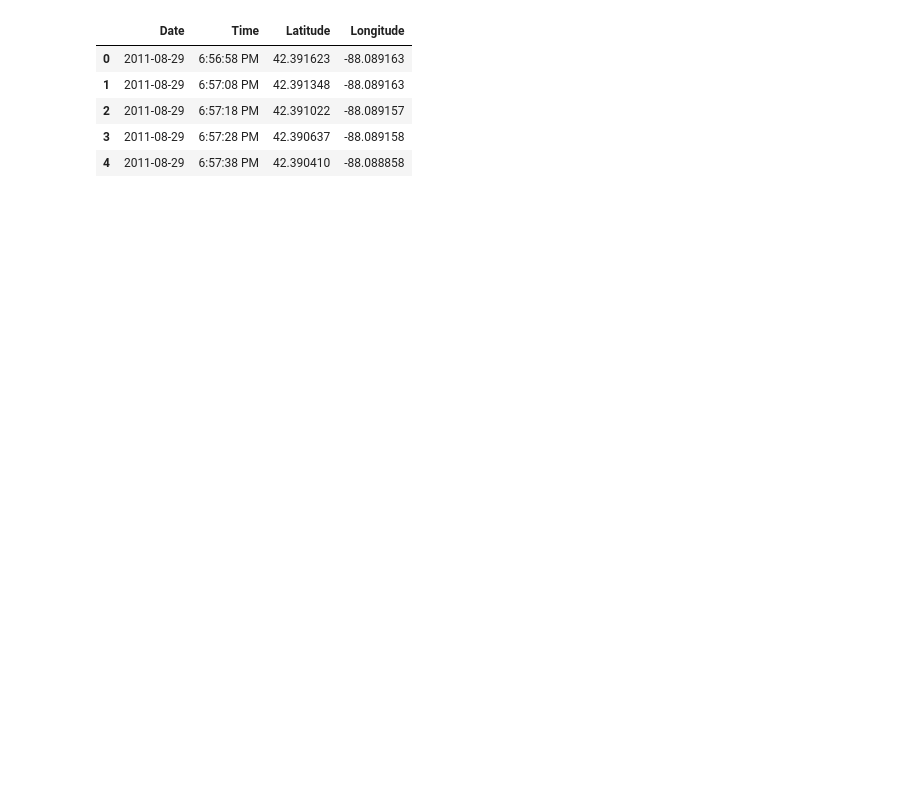
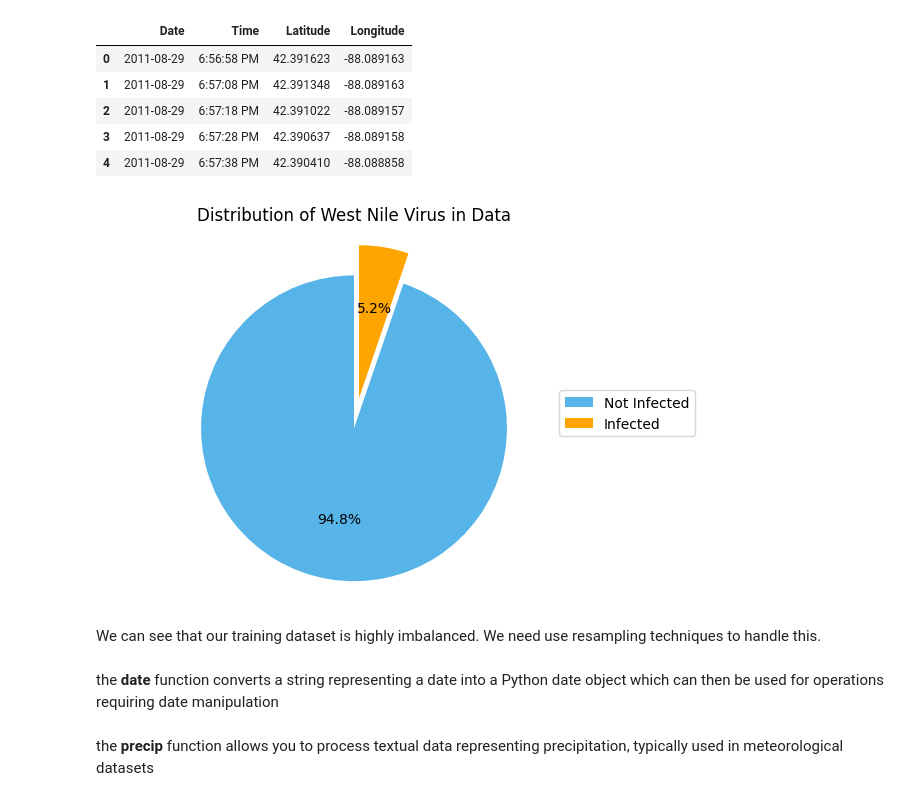
Before and after one commit to aubin4444/DS52-West-Nile-Virus-Prediction, a Jupyter notebook: aubin.ipynb, the cells around one changed output. Cells and saved outputs as stored; diff of their text form; code cells hidden in the pictures; blank space fills up the shorter version.

```diff
--- a/aubin.ipynb
+++ b/aubin.ipynb
@@ -179,3 +186,22 @@ spray_df.head()
 | 2 | 2011-08-29 | 6:57:18 PM | 42.391022 | -88.089157 |
 | 3 | 2011-08-29 | 6:57:28 PM | 42.390637 | -88.089158 |
 | 4 | 2011-08-29 | 6:57:38 PM | 42.390410 | -88.088858 |
+# %%
+is_infected = train_df["WnvPresent"].value_counts()
+
+labels = 'Not Infected', 'Infected'
+sizes = [is_infected[0], is_infected[1]]
+colors = ['#56B4E9', '#FFA500']
+explode = (0.1, 0.1)
+
+fig1, ax1 = plt.subplots()
+wedges, texts, autotexts = ax1.pie(sizes, explode=explode, colors=colors, autopct='%1.1f%%', startangle=90)
+ax1.axis('equal')
+plt.title('Distribution of West Nile Virus in Data')
+plt.legend(wedges, labels, loc="center left", bbox_to_anchor=(0.9, 0, 0.5, 1))
+
+plt.show()
+# %% [output]
+[figure, added]
+# %% [markdown]
+We can see that our training dataset is highly imbalanced. We need use resampling techniques to handle this.
@@ -181,0 +211,2 @@ spray_df.head()
+# %% [markdown]
+the **date** function converts a string representing a date into a Python date object which can then be used for operations requiring date manipulation
@@ -181,0 +224,2 @@ spray_df.head()
+# %% [markdown]
+the **precip** function allows you to process textual data representing precipitation, typically used in meteorological datasets
```
Also changed, not shown: parts of 17 cells of this notebook, 1 other file.
